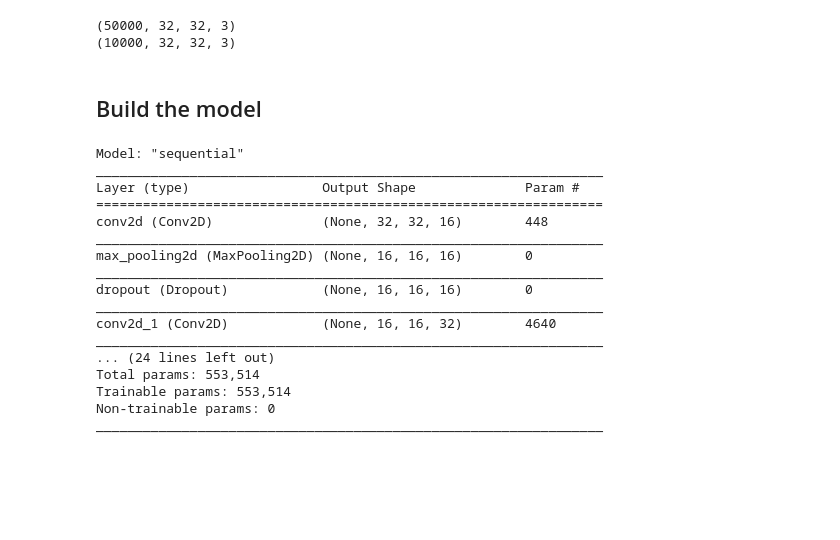
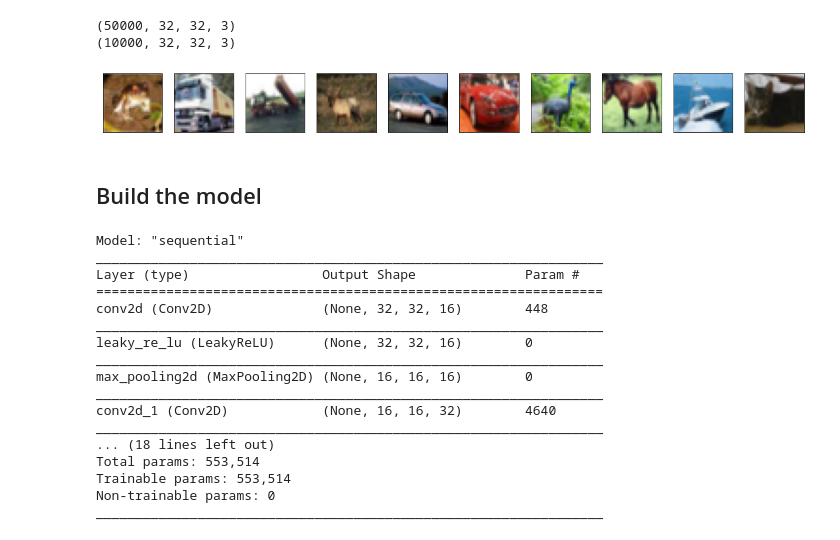
Before and after one commit to natsakh/Data-Analysis, a Jupyter notebook: Pr_6/6.2 Convnet CIFAR-10.ipynb, the cells around one changed output. Cells and saved outputs as stored; diff of their text form; code cells hidden in the pictures; blank space fills up the shorter version.

```diff
--- a/Pr_6/6.2 Convnet CIFAR-10.ipynb
+++ b/Pr_6/6.2 Convnet CIFAR-10.ipynb
@@ -19,40 +19,49 @@ test_features = test_features.astype('float32')/255
 num_classes = 10
 train_labels = keras.utils.to_categorical(train_labels, num_classes)
 test_labels = keras.utils.to_categorical(test_labels, num_classes)
+# %%
+n = 10
+plt.figure(figsize=(20, 4))
+for i in range(n):
+
+    ax = plt.subplot(2, n, i + 1)
+    plt.imshow(train_features[i])
+    plt.gray()
+    ax.get_xaxis().set_visible(False)
+    ax.get_yaxis().set_visible(False)
+
+plt.show()
+# %% [output]
+[figure, added]
 # %% [markdown]
 ## Build the model
 # %%
-dropout = 0.3
 alpha = 0.02
 
-advanced_model = keras.Sequential()
+model = keras.Sequential()
 
-advanced_model.add(layers.Conv2D(filters=16, kernel_size=(3, 3), padding="same", input_shape=(train_features.shape[1:])))
+model.add(layers.Conv2D(filters=16, kernel_size=(3, 3), padding="same", input_shape=(train_features.shape[1:])))
+model.add(layers.LeakyReLU(alpha=alpha))
+model.add(layers.MaxPooling2D(pool_size=(2, 2), padding='same'))
 
-advanced_model.add(layers.MaxPooling2D(pool_size=(2, 2), padding='same'))
-advanced_model.add(layers.Dropout(dropout))
+model.add(layers.Conv2D(filters=32, kernel_size=(3, 3), padding="same"))
+model.add(layers.LeakyReLU(alpha=alpha))
+model.add(layers.MaxPooling2D(pool_size=(2, 2), padding='same'))
 
-advanced_model.add(layers.Conv2D(filters=32, kernel_size=(3, 3), padding="same"))
-advanced_model.add(layers.LeakyReLU(alpha=alpha))
-advanced_model.add(layers.MaxPooling2D(pool_size=(2, 2), padding='same'))
-advanced_model.add(layers.Dropout(dropout))
+model.add(layers.Conv2D(filters=64, kernel_size=(3, 3), padding="same"))
+model.add(layers.LeakyReLU(alpha=alpha))
+model.add(layers.MaxPooling2D(pool_size=(2, 2), padding='same'))
 
-advanced_model.add(layers.Conv2D(filters=64, kernel_size=(3, 3), padding="same"))
-advanced_model.add(layers.LeakyReLU(alpha=alpha))
-advanced_model.add(layers.MaxPooling2D(pool_size=(2, 2), padding='same'))
-advanced_model.add(layers.Dropout(dropout))
+model.add(layers.Flatten())
 
-advanced_model.add(layers.Flatten())
+model.add(layers.Dense(512))
+model.add(layers.LeakyReLU(alpha=alpha))
 
-advanced_model.add(layers.Dense(512))
-advanced_model.add(layers.Dropout(dropout))
-advanced_model.add(layers.LeakyReLU(alpha=alpha))
+model.add(layers.Dense(10, activation="softmax"))
 
-advanced_model.add(layers.Dense(10, activation="softmax"))
+model.compile(optimizer='adam', loss='categorical_crossentropy', metrics=['accuracy'])
 
-advanced_model.compile(optimizer='adam', loss='categorical_crossentropy', metrics=['accuracy'])
-
-advanced_model.summary()
+model.summary()
 # %% [output]
 Model: "sequential"
 _________________________________________________________________
@@ -60,13 +69,13 @@ Layer (type)                 Output Shape              Param #
 =================================================================
 conv2d (Conv2D)              (None, 32, 32, 16)        448
 _________________________________________________________________
+leaky_re_lu (LeakyReLU)      (None, 32, 32, 16)        0
+_________________________________________________________________
 max_pooling2d (MaxPooling2D) (None, 16, 16, 16)        0
-_________________________________________________________________
-dropout (Dropout)            (None, 16, 16, 16)        0
 _________________________________________________________________
 conv2d_1 (Conv2D)            (None, 16, 16, 32)        4640
 _________________________________________________________________
-... (24 lines left out)
+... (18 lines left out)
 Total params: 553,514
 Trainable params: 553,514
 Non-trainable params: 0
```
Also changed, not shown: parts of 4 cells of this notebook.
